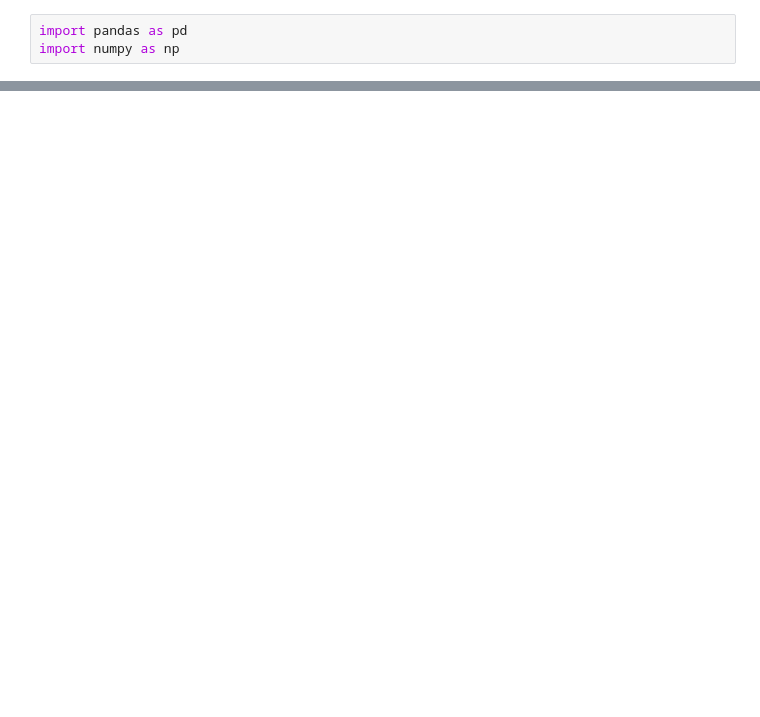
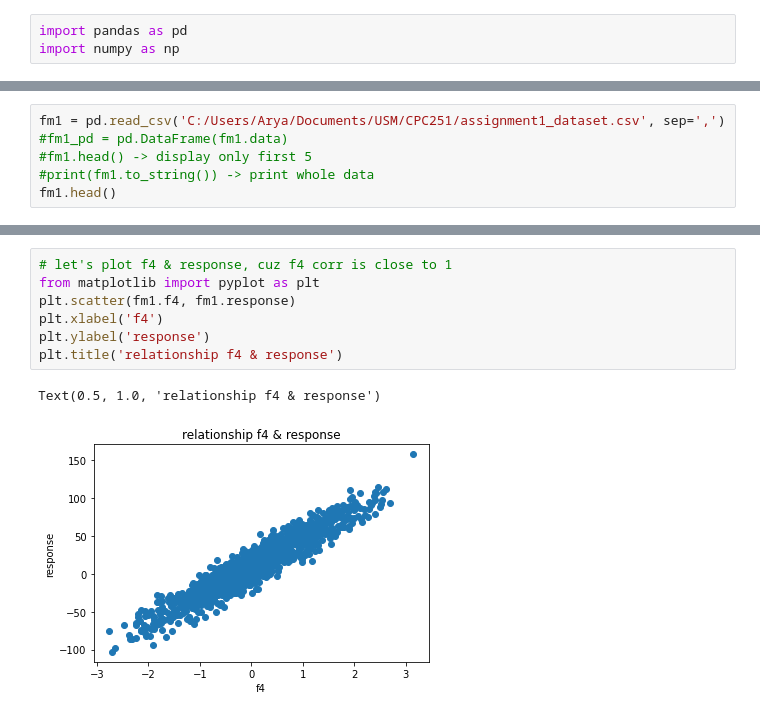
Before and after one commit to aryadiva/CPC251_Assg, a Jupyter notebook: Pandas_Tut1.ipynb, the cells around one changed output, grey strips where cells are left out. Drawn from its saved outputs; the diff is of its cells as text; blank space fills up the shorter version.

Commit message:
Prototype coding for assignment completed

```diff
--- a/Pandas_Tut1.ipynb
+++ b/Pandas_Tut1.ipynb
@@ -181,0 +4,6 @@ cov_matrix
+# %%
+fm1 = pd.read_csv('C:/Users/Arya/Documents/USM/CPC251/assignment1_dataset.csv', sep=',')
+#fm1_pd = pd.DataFrame(fm1.data)
+#fm1.head() -> display only first 5
+#print(fm1.to_string()) -> print whole data
+fm1.head()
@@ -181,0 +54,10 @@ cov_matrix
+# %%
+# let's plot f4 & response, cuz f4 corr is close to 1
+from matplotlib import pyplot as plt
+plt.scatter(fm1.f4, fm1.response)
+plt.xlabel('f4')
+plt.ylabel('response')
+plt.title('relationship f4 & response')
+# %% [output]
+Text(0.5, 1.0, 'relationship f4 & response')
+[figure, added]
```
Also changed, not shown: parts of 41 cells of this notebook.
